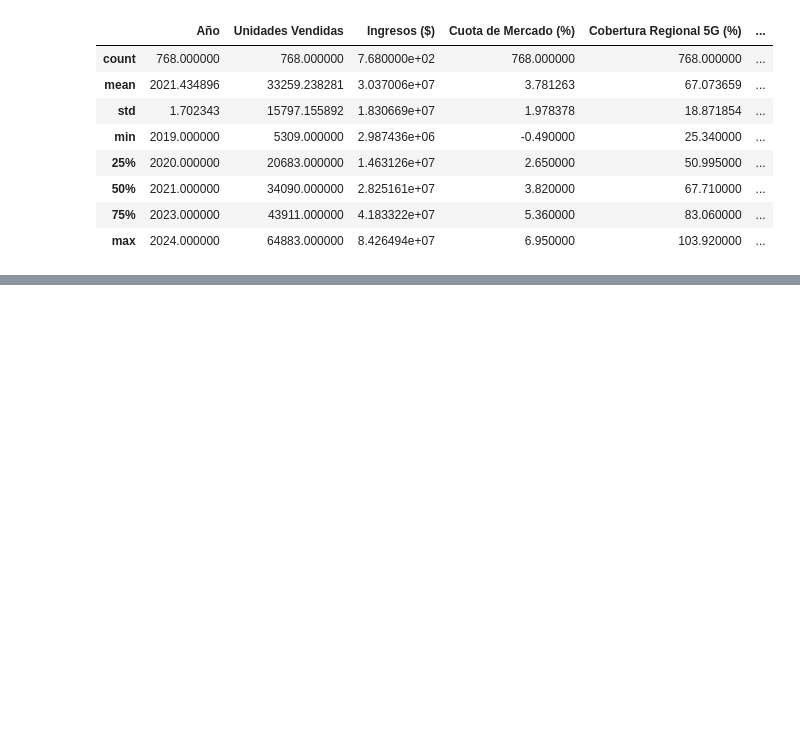
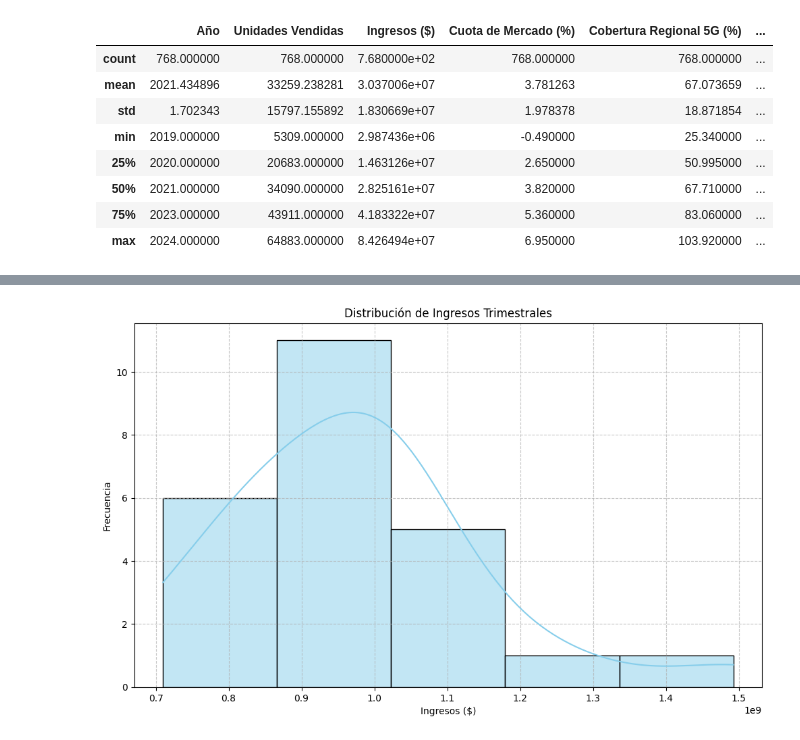
Before and after one commit to michel-j-j/analisis-datos-samsung, a Jupyter notebook: Mate3.ipynb, the cells around one changed output, grey strips where cells are left out. Saved outputs shown, nothing was run; the diff lists cells and outputs as text; code cells hidden in the pictures; blank space fills up the shorter version.

Commit message:
Nuevos

```diff
--- a/Mate3.ipynb
+++ b/Mate3.ipynb
@@ -44,0 +318,96 @@ TypeError: 'module' object is not callable
+# %%
+import pandas as pd
+import numpy as np
+from scipy.stats import norm, binom # Importamos binom para el segundo ejercicio
+import matplotlib.pyplot as plt
+import seaborn as sns
+
+# --- Cargar el Dataset ---
+# Opción 1: Si tienes el dataset en un archivo CSV
+# Asegúrate de que 'nombre_de_tu_archivo.csv' sea la ruta y el nombre correctos de tu archivo CSV.
+try:
+    df = pd.read_csv('SamsungVentas.csv')
+    print("Dataset cargado exitosamente desde 'nombre_de_tu_archivo.csv'.")
+except FileNotFoundError:
+    print("El archivo CSV no se encontró. Asegúrate de que 'nombre_de_tu_archivo.csv' sea la ruta correcta.")
+    print("Creando un DataFrame de ejemplo para la demostración.")
+    # Opción 2: Crear un DataFrame de ejemplo si no tienes un archivo CSV o para pruebas
+    data = {
+        'Año': [2019, 2019, 2019, 2019, 2020, 2020, 2020, 2020, 2021, 2021, 2021, 2021, 2022, 2022, 2022, 2022],
+        'Trimestre': ['Q1', 'Q1', 'Q1', 'Q2', 'Q2', 'Q2', 'Q3', 'Q3', 'Q3', 'Q4', 'Q4', 'Q4', 'Q1', 'Q2', 'Q3', 'Q4'],
+        'Modelo de Producto': ['Galaxy S10', 'Galaxy Note10', 'Galaxy S20', 'Galaxy S10', 'Galaxy Note10', 'Galaxy S20', 'Galaxy S10', 'Galaxy Note10', 'Galaxy S20', 'Pixel 6', 'iPhone 13', 'Galaxy S22', 'Galaxy S23', 'iPhone 14', 'Galaxy Fold', 'Pixel 7'],
+        'Capacidad 5G': ['No', 'No', 'No', 'No', 'Si', 'Si', 'Si', 'No', 'Si', 'Si', 'Si', 'Si', 'Si', 'Si', 'Si', 'Si'],
+        'Unidades Vendidas': [26396, 25671, 16573, 28000, 32000, 25000, 38000, 27000, 30000, 45000, 50000, 42000, 55000, 60000, 30000, 48000],
+        'Ingresos ($)': [4212951.05, 7240265.60, 25608331.51, 4800000.00, 8500000.00, 32000000.00, 6500000.00, 7800000.00, 29000000.00, 11000000.00, 13000000.00, 10500000.00, 14000000.00, 15000000.00, 9000000.00, 12500000.00],
+        'Cuota de Mercado (%)': [1.04, 2.82, -0.03, 1.2, 3.1, 0.6, 2.2, 2.7, 0.9, 4.2, 5.5, 3.8, 6.0, 6.5, 3.0, 4.5],
+        'Cobertura Regional 5G (%)': [57.36, 85.80, 47.02, 62.0, 91.0, 52.0, 72.0, 82.0, 63.0, 96.0, 99.0, 93.0, 97.0, 99.5, 90.0, 94.0],
+        'Suscriptores 5G (millones)': [39.55, 42.58, 3.78, 46.0, 51.0, 11.0, 56.0, 41.0, 16.0, 61.0, 66.0, 59.0, 68.0, 70.0, 50.0, 62.0],
+        'Velocidad Promedio 5G (Mbps)': [293.10, 67.46, 77.25, 305.0, 72.0, 82.0, 325.0, 68.0, 88.0, 410.0, 460.0, 390.0, 470.0, 480.0, 350.0, 420.0],
+        'Preferencia por 5G (%)': [55.87, 37.26, 84.66, 62.0, 42.0, 89.0, 67.0, 38.0, 91.0, 96.0, 99.0, 93.0, 98.0, 99.0, 85.0, 95.0],
+        'Región': ['Asia-Pacific', 'Latin America', 'Middle East & Africa', 'North America', 'Europe', 'Asia-Pacific', 'Latin America', 'Middle East & Africa', 'North America', 'Europe', 'Asia-Pacific', 'Latin America', 'Middle East & Africa', 'North America', 'Europe', 'Asia-Pacific']
+    }
+    df = pd.DataFrame(data)
+
+print("\nPrimeras 5 filas del dataset:")
+display(df.head())
+
+# --- 1. Calcular Ingresos Trimestrales ---
+# Combinar 'Año' y 'Trimestre' para una clave única de trimestre
+df['AñoTrimestre'] = df['Año'].astype(str) + '-' + df['Trimestre']
+
+# Agrupar por el nuevo 'AñoTrimestre' y sumar los ingresos
+ingresos_trimestrales = df.groupby('AñoTrimestre')['Ingresos ($)'].sum().sort_index()
+
+print("\nIngresos totales por trimestre:")
+display(ingresos_trimestrales)
+
+# --- 2. Calcular la Media y Desviación Estándar de los Ingresos Trimestrales ---
+media_ingresos = ingresos_trimestrales.mean()
+std_ingresos = ingresos_trimestrales.std()
+
+print(f"\nMedia de Ingresos Trimestrales: ${media_ingresos:,.2f}")
+print(f"Desviación Estándar de Ingresos Trimestrales: ${std_ingresos:,.2f}")
+
+# --- 3. Visualizar la Distribución de los Ingresos Trimestrales ---
+plt.figure(figsize=(12, 7))
+sns.histplot(ingresos_trimestrales, bins=5, kde=True, color='skyblue', edgecolor='black')
+plt.title('Distribución de Ingresos Trimestrales')
+plt.xlabel('Ingresos ($)')
+plt.ylabel('Frecuencia')
+plt.grid(True, linestyle='--', alpha=0.7)
+plt.show()
+
+print("\n**Interpretación del Histograma:** Observa la forma de la distribución. Si se asemeja a una campana simétrica, sugiere que los ingresos trimestrales podrían aproximarse a una distribución normal. Con más datos, la forma sería más clara.")
+
+# --- 4. Calcular la Probabilidad de Superar un Umbral (usando Distribución Normal) ---
+umbral_ingresos = 800_000_000 # $10,000,000
+
+# Se asume que los ingresos trimestrales siguen una distribución normal
+# norm.cdf(x, loc=media, scale=std) da P(X <= x)
+# Para P(X > x), usamos 1 - P(X <= x)
+prob_superar_umbral = 1 - norm.cdf(umbral_ingresos, loc=media_ingresos, scale=std_ingresos)
+
+print(f"\n**Análisis de Probabilidad (Asumiendo Normalidad):**")
+print(f"La probabilidad de que los ingresos trimestrales superen los ${umbral_ingresos:,.2f} es: {prob_superar_umbral:.4f}")
+print(f"Lo que equivale a un {prob_superar_umbral * 100:.2f}%")
+
+# Visualización de la Probabilidad en la Curva Normal
+plt.figure(figsize=(12, 7))
+# Generar puntos para la curva normal ajustada
+x = np.linspace(ingresos_trimestrales.min() * 0.9, ingresos_trimestrales.max() * 1.1, 100)
+plt.plot(x, norm.pdf(x, media_ingresos, std_ingresos), color='blue', label='Curva de Distribución Normal Ajustada')
+
+# Rellenar el área de la probabilidad (cola derecha)
+x_fill = np.linspace(umbral_ingresos, x.max(), 100)
+y_fill = norm.pdf(x_fill, media_ingresos, std_ingresos)
+plt.fill_between(x_fill, y_fill, color='red', alpha=0.3, label=f'Probabilidad > ${umbral_ingresos:,.0f}')
+
+plt.axvline(media_ingresos, color='green', linestyle='--', label=f'Media: ${media_ingresos:,.0f}')
+plt.axvline(umbral_ingresos, color='orange', linestyle=':', label=f'Umbral: ${umbral_ingresos:,.0f}')
+plt.title('Distribución Normal de Ingresos Trimestrales con Probabilidad de Superar un Umbral')
+plt.xlabel('Ingresos ($)')
+plt.ylabel('Densidad de Probabilidad')
+plt.legend()
+plt.grid(True, linestyle='--', alpha=0.7)
+plt.show()
+# %% [output]
@@ -44,0 +443 @@ TypeError: 'module' object is not callable
+[figure, added]
```
Also changed, not shown: parts of 6 cells of this notebook, 3 other files.
